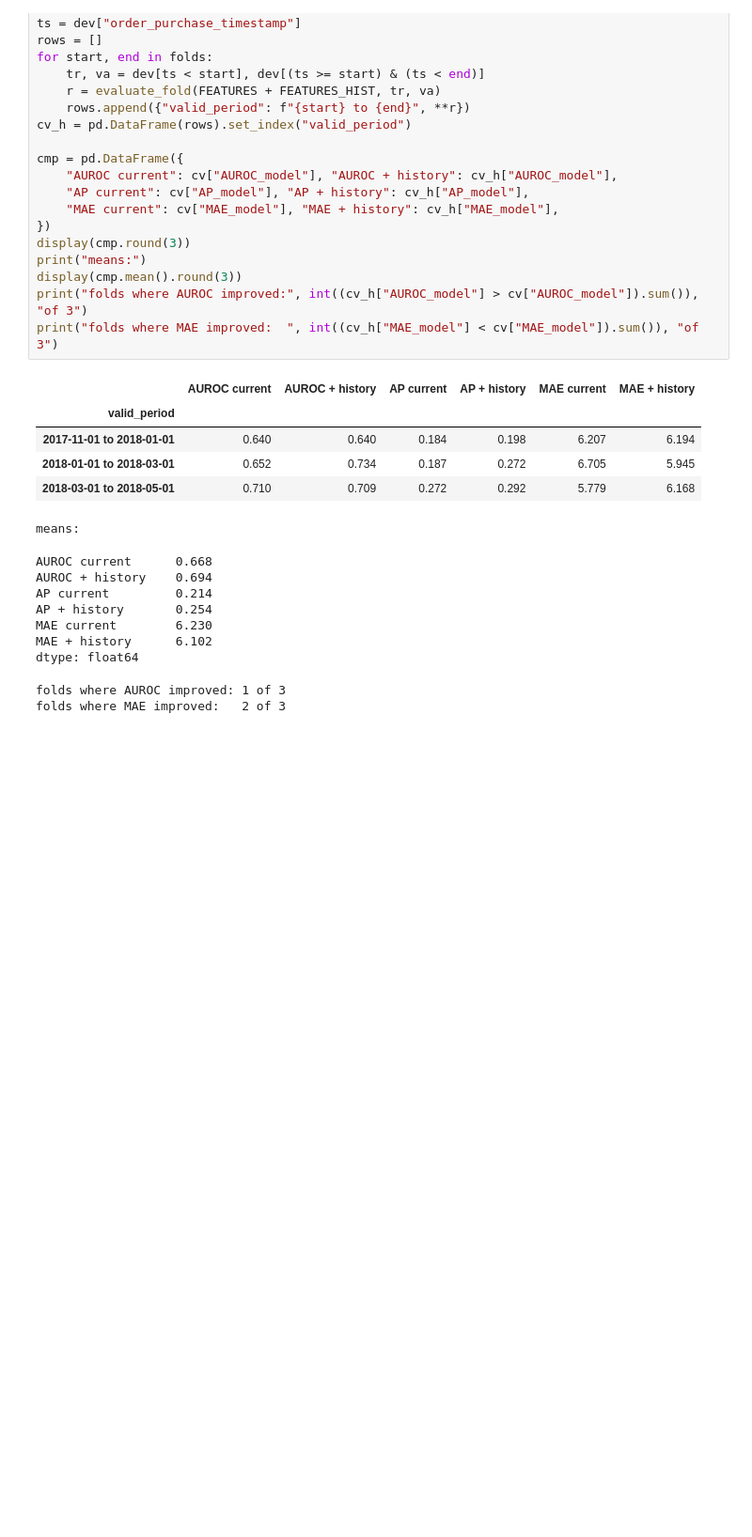
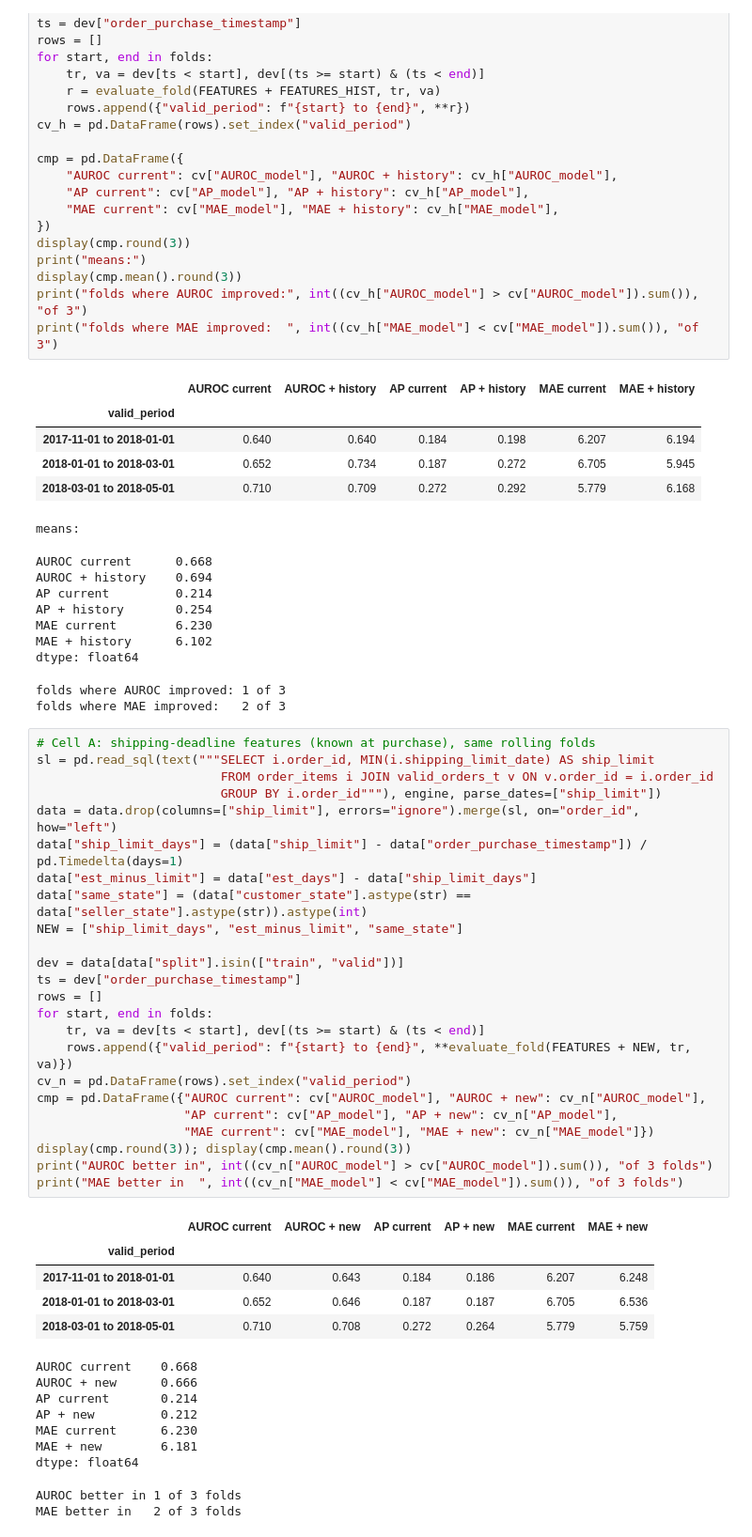
Before and after one commit to AmitKr-06/E-commerce-customer-analytics, a Jupyter notebook: notebooks/11_delivery_prediction_model.ipynb, the cells around one changed output. Shown at 94% size. Drawn from its saved outputs; the diff is of its cells as text; blank space fills up the shorter version.

```diff
--- a/notebooks/11_delivery_prediction_model.ipynb
+++ b/notebooks/11_delivery_prediction_model.ipynb
@@ -553,3 +553,42 @@ MAE + history      6.102
 dtype: float64
 folds where AUROC improved: 1 of 3
 folds where MAE improved:   2 of 3
+# %%
+# Cell A: shipping-deadline features (known at purchase), same rolling folds
+sl = pd.read_sql(text("""SELECT i.order_id, MIN(i.shipping_limit_date) AS ship_limit
+                         FROM order_items i JOIN valid_orders_t v ON v.order_id = i.order_id
+                         GROUP BY i.order_id"""), engine, parse_dates=["ship_limit"])
+data = data.drop(columns=["ship_limit"], errors="ignore").merge(sl, on="order_id", how="left")
+data["ship_limit_days"] = (data["ship_limit"] - data["order_purchase_timestamp"]) / pd.Timedelta(days=1)
+data["est_minus_limit"] = data["est_days"] - data["ship_limit_days"]
+data["same_state"] = (data["customer_state"].astype(str) == data["seller_state"].astype(str)).astype(int)
+NEW = ["ship_limit_days", "est_minus_limit", "same_state"]
+
+dev = data[data["split"].isin(["train", "valid"])]
+ts = dev["order_purchase_timestamp"]
+rows = []
+for start, end in folds:
+    tr, va = dev[ts < start], dev[(ts >= start) & (ts < end)]
+    rows.append({"valid_period": f"{start} to {end}", **evaluate_fold(FEATURES + NEW, tr, va)})
+cv_n = pd.DataFrame(rows).set_index("valid_period")
+cmp = pd.DataFrame({"AUROC current": cv["AUROC_model"], "AUROC + new": cv_n["AUROC_model"],
+                    "AP current": cv["AP_model"], "AP + new": cv_n["AP_model"],
+                    "MAE current": cv["MAE_model"], "MAE + new": cv_n["MAE_model"]})
+display(cmp.round(3)); display(cmp.mean().round(3))
+print("AUROC better in", int((cv_n["AUROC_model"] > cv["AUROC_model"]).sum()), "of 3 folds")
+print("MAE better in  ", int((cv_n["MAE_model"] < cv["MAE_model"]).sum()), "of 3 folds")
+# %% [output]
+|  | AUROC current | AUROC + new | AP current | AP + new | MAE current | MAE + new |
+| valid_period |  |  |  |  |  |  |
+| 2017-11-01 to 2018-01-01 | 0.640 | 0.643 | 0.184 | 0.186 | 6.207 | 6.248 |
+| 2018-01-01 to 2018-03-01 | 0.652 | 0.646 | 0.187 | 0.187 | 6.705 | 6.536 |
+| 2018-03-01 to 2018-05-01 | 0.710 | 0.708 | 0.272 | 0.264 | 5.779 | 5.759 |
+AUROC current    0.668
+AUROC + new      0.666
+AP current       0.214
+AP + new         0.212
+MAE current      6.230
+MAE + new        6.181
+dtype: float64
+AUROC better in 1 of 3 folds
+MAE better in   2 of 3 folds
```
Also changed, not shown: parts of 10 cells of this notebook.
